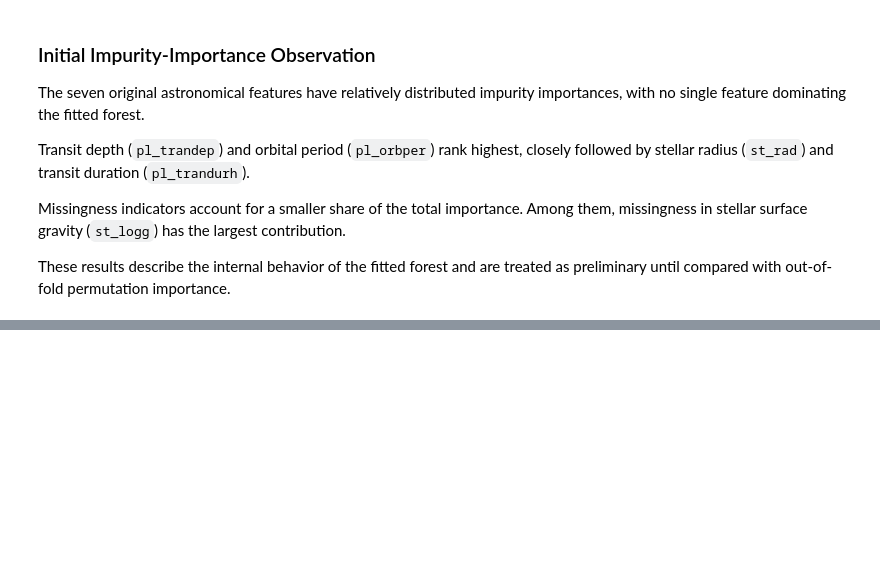
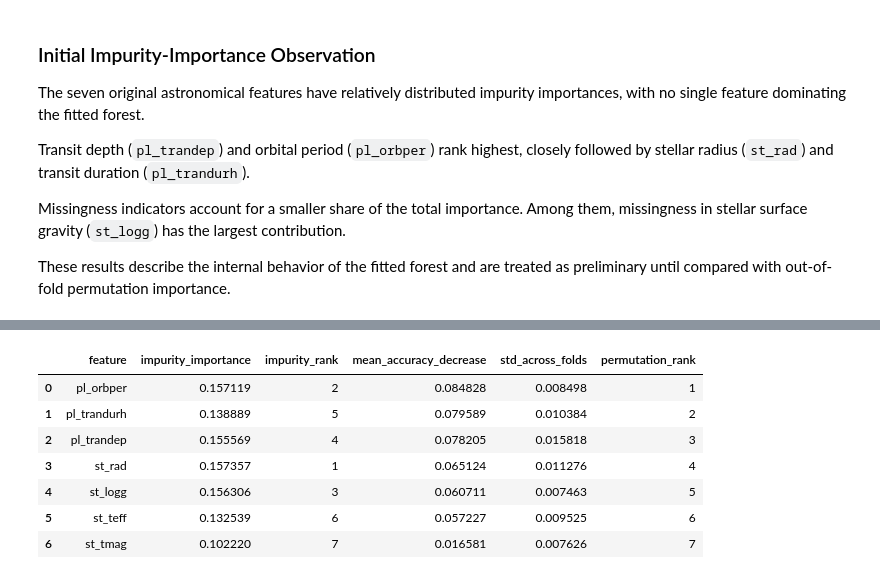
Before and after one commit to stoppo22/exoscout, a Jupyter notebook: notebooks/04_feature_and_error_analysis.ipynb, the cells around one changed output, grey strips where cells are left out. Saved outputs shown, nothing was run; the diff lists cells and outputs as text; code cells hidden in the pictures; blank space fills up the shorter version.

```diff
--- a/notebooks/04_feature_and_error_analysis.ipynb
+++ b/notebooks/04_feature_and_error_analysis.ipynb
@@ -434,0 +611,81 @@ Matplotlib is building the font cache; this may take a moment.
+# %%
+impurity_by_feature_df = (
+    impurity_importance_df
+    .assign(
+        base_feature=lambda df: (
+            df["feature"]
+            .str.replace(
+                "missingindicator_",
+                "",
+                regex=False
+            )
+        )
+    )
+    .groupby(
+        "base_feature",
+        as_index=False
+    )
+    .agg(
+        impurity_importance=(
+            "impurity_importance",
+            "sum"
+        )
+    )
+    .rename(
+        columns={
+            "base_feature": "feature"
+        }
+    )
+)
+
+importance_comparison_df = (
+    impurity_by_feature_df
+    .merge(
+        permutation_importance_df,
+        on="feature"
+    )
+)
+
+importance_comparison_df["impurity_rank"] = (
+    importance_comparison_df["impurity_importance"]
+    .rank(
+        ascending=False,
+        method="min"
+    )
+    .astype(int)
+)
+
+importance_comparison_df["permutation_rank"] = (
+    importance_comparison_df["mean_accuracy_decrease"]
+    .rank(
+        ascending=False,
+        method="min"
+    )
+    .astype(int)
+)
+
+importance_comparison_df = (
+    importance_comparison_df[
+        [
+            "feature",
+            "impurity_importance",
+            "impurity_rank",
+            "mean_accuracy_decrease",
+            "std_across_folds",
+            "permutation_rank"
+        ]
+    ]
+    .sort_values("permutation_rank")
+    .reset_index(drop=True)
+)
+
+importance_comparison_df
+# %% [output]
+|  | feature | impurity_importance | impurity_rank | mean_accuracy_decrease | std_across_folds | permutation_rank |
+| 0 | pl_orbper | 0.157119 | 2 | 0.084828 | 0.008498 | 1 |
+| 1 | pl_trandurh | 0.138889 | 5 | 0.079589 | 0.010384 | 2 |
+| 2 | pl_trandep | 0.155569 | 4 | 0.078205 | 0.015818 | 3 |
+| 3 | st_rad | 0.157357 | 1 | 0.065124 | 0.011276 | 4 |
+| 4 | st_logg | 0.156306 | 3 | 0.060711 | 0.007463 | 5 |
+| 5 | st_teff | 0.132539 | 6 | 0.057227 | 0.009525 | 6 |
+| 6 | st_tmag | 0.102220 | 7 | 0.016581 | 0.007626 | 7 |
```
Also changed, not shown: parts of 46 cells of this notebook.
